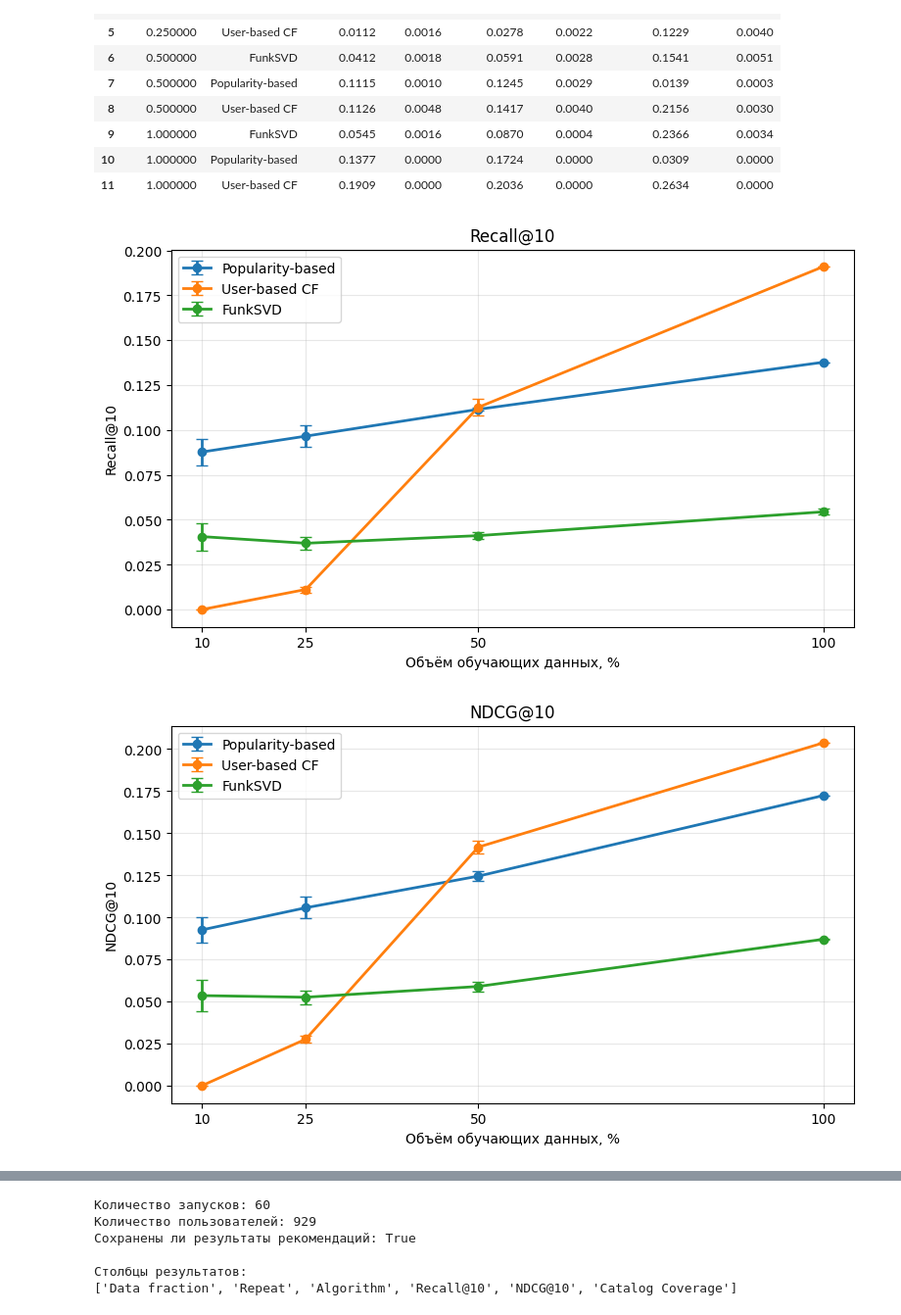
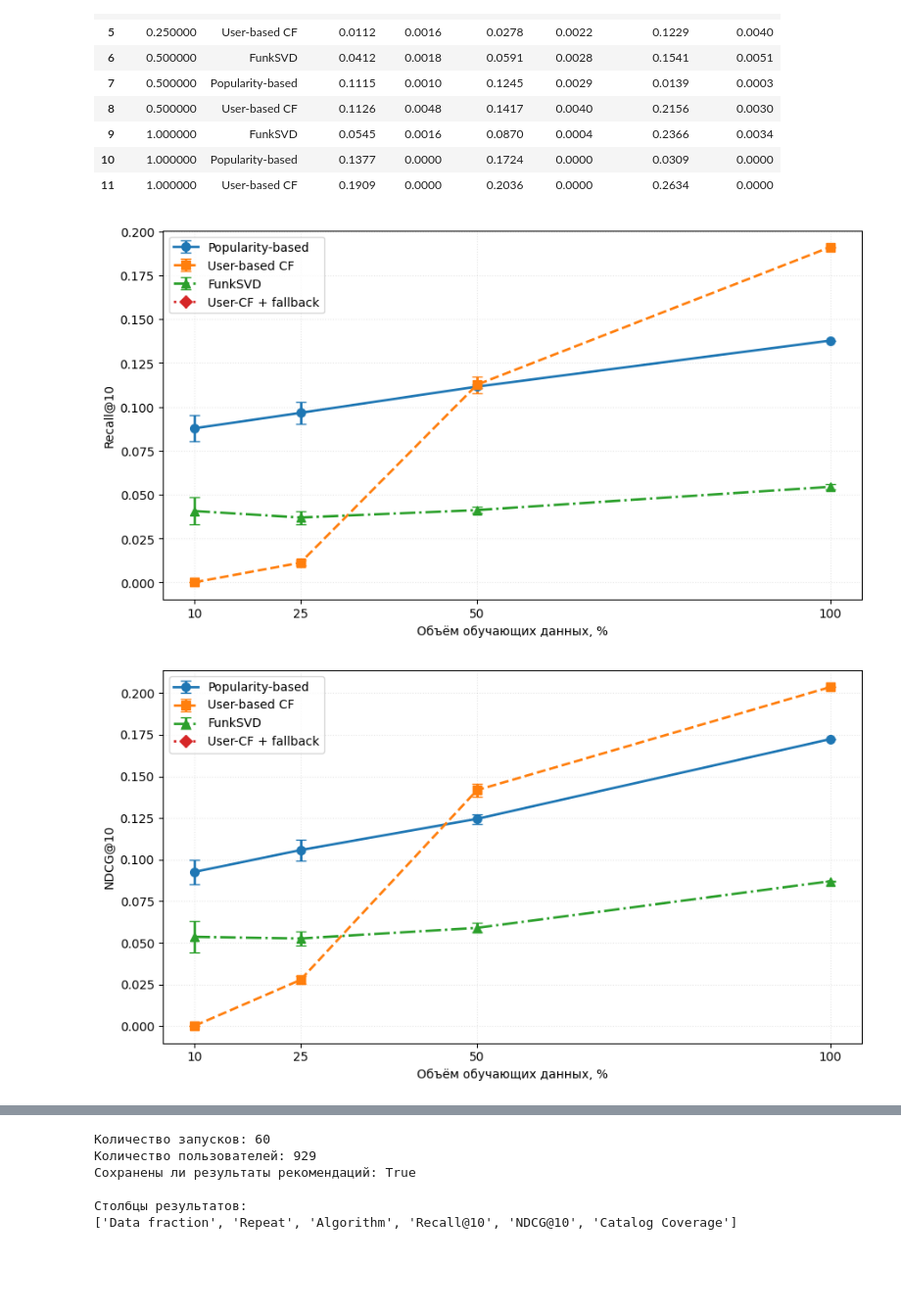
Before and after one commit to Pineapp1e-pie/recommender-systems-research, a Jupyter notebook: NIR_Recommender_Systems.ipynb, the cells around one changed output, grey strips where cells are left out. Shown at 98% size. Saved outputs shown, nothing was run; the diff lists cells and outputs as text; code cells hidden in the pictures; blank space fills up the shorter version.

```diff
--- a/NIR_Recommender_Systems.ipynb
+++ b/NIR_Recommender_Systems.ipynb
@@ -1522,43 +1522,67 @@ display(
 | 10 | 1.000000 | Popularity-based | 0.1377 | 0.0000 | 0.1724 | 0.0000 | 0.0309 | 0.0000 |
 | 11 | 1.000000 | User-based CF | 0.1909 | 0.0000 | 0.2036 | 0.0000 | 0.2634 | 0.0000 |
 # %%
+
 metrics = [
     ("Recall_mean", "Recall_std", "Recall@10"),
     ("NDCG_mean", "NDCG_std", "NDCG@10"),
     ("Coverage_mean", "Coverage_std", "Catalog Coverage")
 ]
 
-algorithms = [
-    "Popularity-based",
-    "User-based CF",
-    "FunkSVD"
-]
+algorithms = {
+    "Popularity-based": {
+        "marker": "o",
+        "linestyle": "-"
+    },
+    "User-based CF": {
+        "marker": "s",
+        "linestyle": "--"
+    },
+    "FunkSVD": {
+        "marker": "^",
+        "linestyle": "-."
+    },
+    "User-CF + fallback": {
+        "marker": "D",
+        "linestyle": ":"
+    }
+}
 
-for mean_col, std_col, title in metrics:
+for mean_col, std_col, metric_name in metrics:
     plt.figure(figsize=(9, 5))
 
-    for algorithm in algorithms:
+    for algorithm, style in algorithms.items():
         data = summary_df[
             summary_df["Algorithm"] == algorithm
         ].sort_values("Data fraction")
 
+        # Для Catalog Coverage переводим значения из долей в проценты
+        multiplier = 100 if metric_name == "Catalog Coverage" else 1
+
         plt.errorbar(
             data["Data fraction"] * 100,
-            data[mean_col],
-            yerr=data[std_col],
-            marker="o",
+            data[mean_col] * multiplier,
+            yerr=data[std_col] * multiplier,
+            marker=style["marker"],
+            linestyle=style["linestyle"],
             capsize=4,
             linewidth=2,
+            markersize=7,
             label=algorithm
         )
 
-    plt.title(title)
     plt.xlabel("Объём обучающих данных, %")
-    plt.ylabel(title)
+    plt.ylabel(
+        "Охват каталога, %"
+        if metric_name == "Catalog Coverage"
+        else metric_name
+    )
+
     plt.xticks([10, 25, 50, 100])
-    plt.grid(alpha=0.3)
+    plt.grid(alpha=0.3, linestyle=":")
     plt.legend()
+    plt.tight_layout()
     plt.show()
 # %% [output]
-[figure, old version]
+[figure, new version]
-[figure, old version]
+[figure, new version]
```
Also changed, not shown: parts of 1 cell of this notebook.
